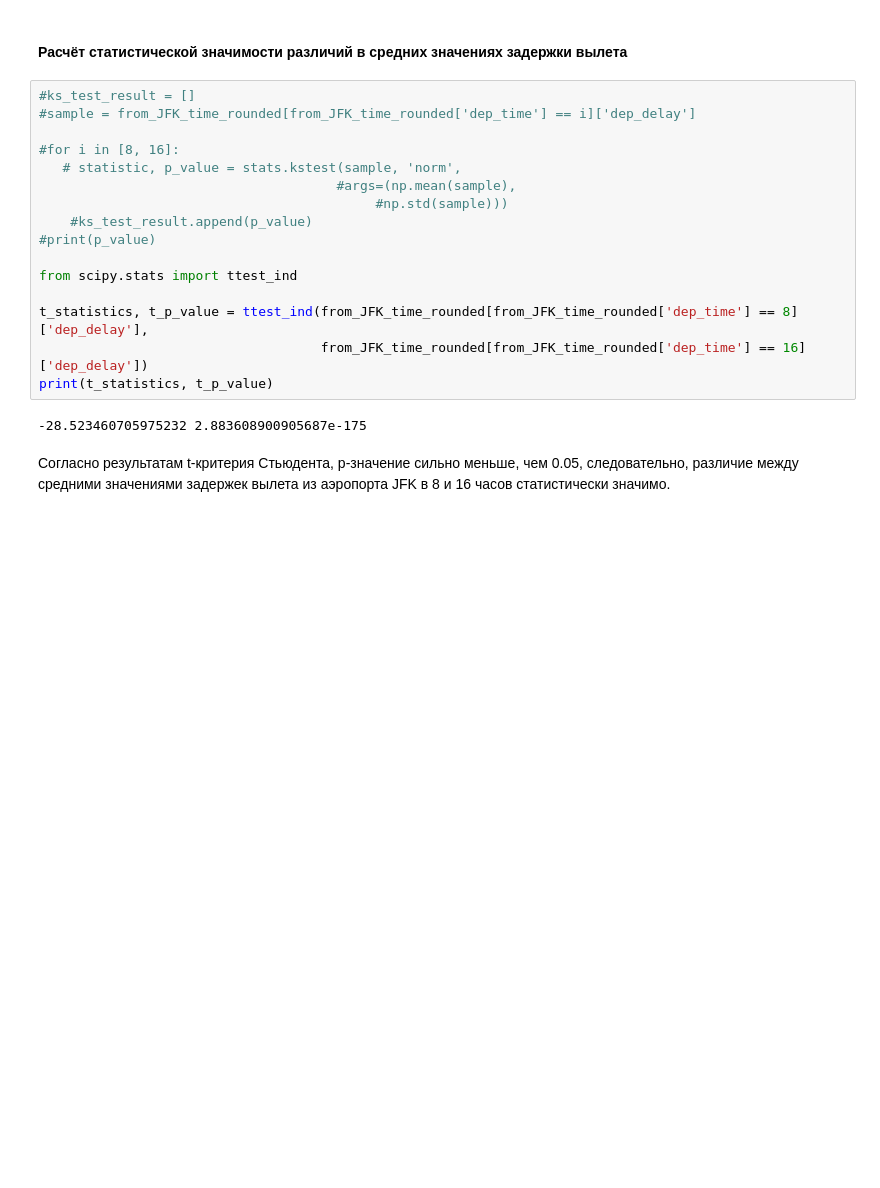
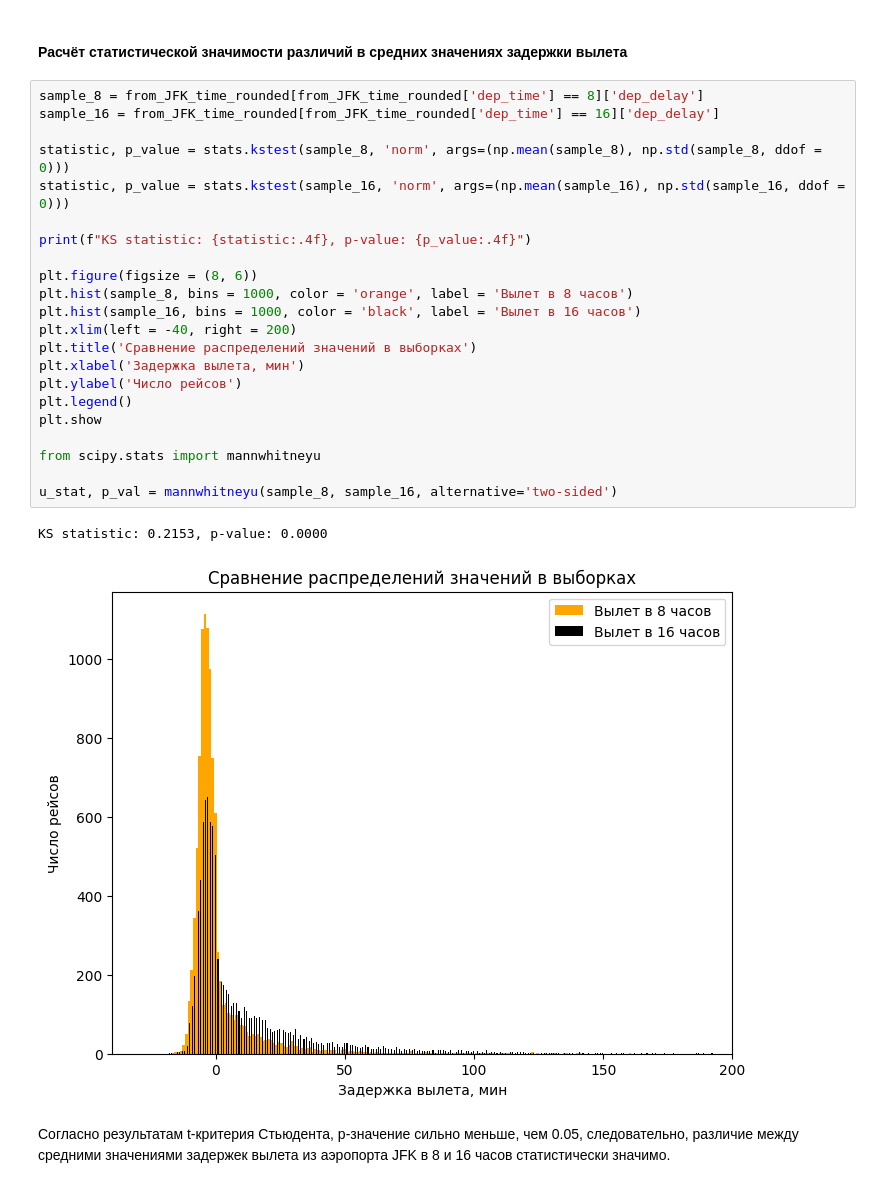
Before and after one commit to kvasonaft/kvas_exercises, a Jupyter notebook: statistics.ipynb, the cells around one changed output. Drawn from its saved outputs; the diff is of its cells as text; blank space fills up the shorter version.

```diff
--- a/statistics.ipynb
+++ b/statistics.ipynb
@@ -155,23 +155,30 @@ for i in [8, 16]:
 # %% [markdown]
 #### Расчёт статистической значимости различий в средних значениях задержки вылета
 # %%
-#ks_test_result = []
-#sample = from_JFK_time_rounded[from_JFK_time_rounded['dep_time'] == i]['dep_delay']
+sample_8 = from_JFK_time_rounded[from_JFK_time_rounded['dep_time'] == 8]['dep_delay']
+sample_16 = from_JFK_time_rounded[from_JFK_time_rounded['dep_time'] == 16]['dep_delay']
 
-#for i in [8, 16]:
-   # statistic, p_value = stats.kstest(sample, 'norm',
-                                      #args=(np.mean(sample),
-                                           #np.std(sample)))
-    #ks_test_result.append(p_value)
-#print(p_value)
+statistic, p_value = stats.kstest(sample_8, 'norm', args=(np.mean(sample_8), np.std(sample_8, ddof = 0)))
+statistic, p_value = stats.kstest(sample_16, 'norm', args=(np.mean(sample_16), np.std(sample_16, ddof = 0)))
 
-from scipy.stats import ttest_ind
+print(f"KS statistic: {statistic:.4f}, p-value: {p_value:.4f}")
 
-t_statistics, t_p_value = ttest_ind(from_JFK_time_rounded[from_JFK_time_rounded['dep_time'] == 8]['dep_delay'],
-                                    from_JFK_time_rounded[from_JFK_time_rounded['dep_time'] == 16]['dep_delay'])
-print(t_statistics, t_p_value)
+plt.figure(figsize = (8, 6))
+plt.hist(sample_8, bins = 1000, color = 'orange', label = 'Вылет в 8 часов')
+plt.hist(sample_16, bins = 1000, color = 'black', label = 'Вылет в 16 часов')
+plt.xlim(left = -40, right = 200)
+plt.title('Сравнение распределений значений в выборках')
+plt.xlabel('Задержка вылета, мин')
+plt.ylabel('Число рейсов')
+plt.legend()
+plt.show
+
+from scipy.stats import mannwhitneyu
+
+u_stat, p_val = mannwhitneyu(sample_8, sample_16, alternative='two-sided')
 # %% [output]
--28.523460705975232 2.883608900905687e-175
+KS statistic: 0.2153, p-value: 0.0000
+[figure, added]
 # %% [markdown]
 Согласно результатам t-критерия Стьюдента, p-значение сильно меньше, чем 0.05, следовательно, различие между средними значениями задержек вылета из аэропорта JFK в 8 и 16 часов статистически значимо.
 # %% [markdown]
```
Also changed, not shown: parts of 11 cells of this notebook.
